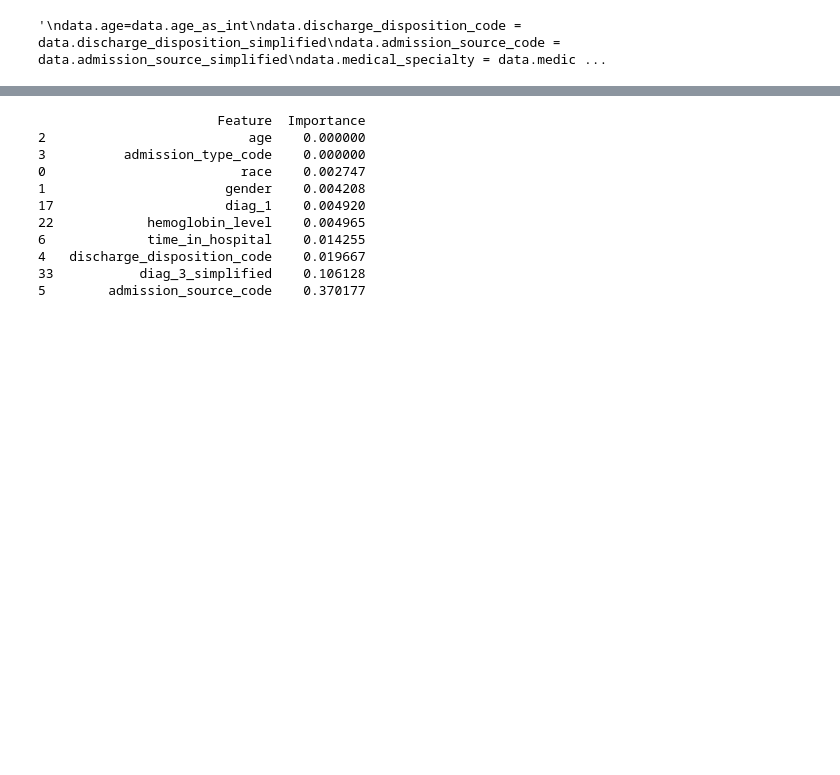
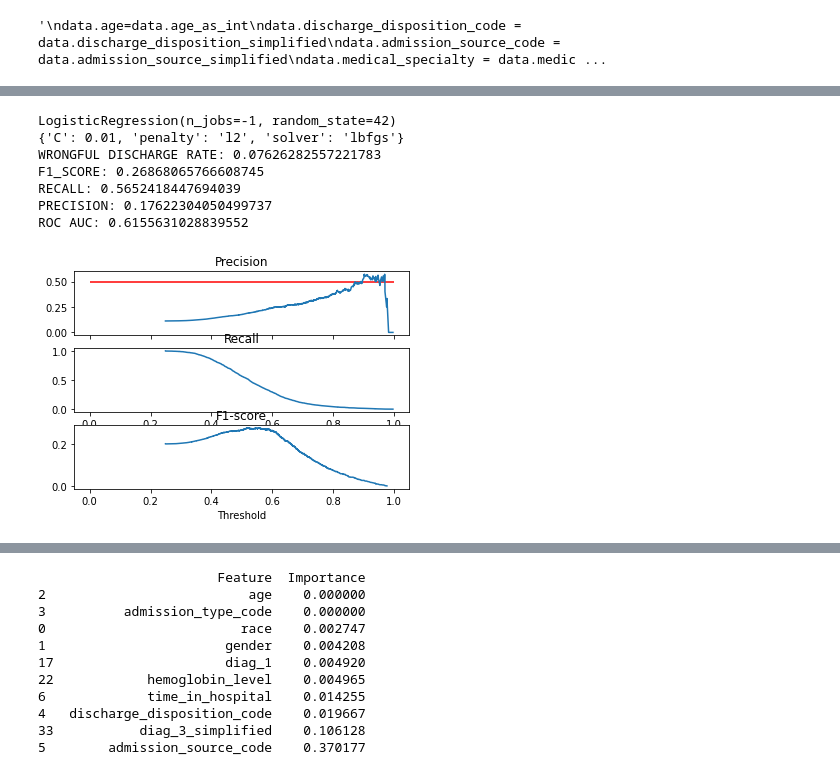
Before and after one commit to datamilas/batch5-workspace, a Jupyter notebook: Capstone/Modelling.ipynb, the cells around one changed output, grey strips where cells are left out. Cells and saved outputs as stored; diff of their text form; code cells hidden in the pictures; blank space fills up the shorter version.

```diff
--- a/Capstone/Modelling.ipynb
+++ b/Capstone/Modelling.ipynb
@@ -257,0 +253,5 @@ ROC AUC: 0.5921982997257761
+# %%
+data = data.drop(["admission_id", "patient_id", "age", "weight", "diag_1", "diag_2", "diag_3", "blood_type", "payer_code"], axis=1)
+# %%
+features_df = pd.DataFrame(list(zip((data.isnull().sum()/len(data)*100).values, data.nunique().values, data.dtypes.values)),
+    columns=["% of missing values", "Number of unique values", "Data type"], index=data.columns).drop("readmitted")
@@ -257,0 +278,12 @@ ROC AUC: 0.5921982997257761
+# %%
+target = "readmitted"
+
+all_features = list(features_df.index)
+numerical_features = data.select_dtypes(include=['float64', 'int64']).columns
+categorical_features = data.select_dtypes(include=['O', 'bool']).drop(["readmitted"], axis=1).columns
+
+data[numerical_features] = data[numerical_features].astype(float)
+# %%
+df_train, df_test = train_test_split(data, test_size=0.2, random_state=42)
+
+df_train, df_val = train_test_split(df_train, test_size=0.25, random_state=42) # 0.25 x 0.8 = 0.2
@@ -257,0 +406,58 @@ ROC AUC: 0.5921982997257761
+# %%
+best_params = []
+preds_probas = []
+for classifier, params in zip(classifiers[0:1], parameters[0:1]):
+    pipeline = define_pipeline(classifier, params)
+
+    print(classifier)
+    pipeline.fit(X_under, y_under)
+
+    print(pipeline.named_steps['gridsearchcv'].best_params_)
+    #make predictions
+    X_val = df_val[all_features]
+
+    y_val = df_val[target]
+
+    y_pred = pipeline.predict(X_val)
+    preds_proba = pipeline.predict_proba(X_val)[:, 1]
+
+    get_metrics(y_val, y_pred)
+
+    best_params.append(pipeline.named_steps['gridsearchcv'].best_params_)
+    preds_probas.append(preds_proba)
+
+    precision, recall, thresholds = precision_recall_curve(y_val, preds_proba)
+
+    precision = precision[:-1]
+    recall = recall[:-1]
+    f1_score_result = 2*precision*recall/(precision+recall)
+
+
+
+    fig=plt.figure()
+    ax1 = plt.subplot(311)
+    ax2 = plt.subplot(312)
+    ax3 = plt.subplot(313)
+
+    ax1.hlines(y=0.5,xmin=0, xmax=1, colors='red')
+    ax1.plot(thresholds,precision)
+    ax2.plot(thresholds,recall)
+    ax3.plot(thresholds,f1_score_result)
+
+    ax1.get_shared_x_axes().join(ax1, ax2, ax3)
+    ax1.set_xticklabels([])
+    plt.xlabel('Threshold')
+    ax1.set_title('Precision')
+    ax2.set_title('Recall')
+    ax3.set_title('F1-score')
+
+    plt.show()
+# %% [output]
+LogisticRegression(n_jobs=-1, random_state=42)
+{'C': 0.01, 'penalty': 'l2', 'solver': 'lbfgs'}
+WRONGFUL DISCHARGE RATE: 0.07626282557221783
+F1_SCORE: 0.26868065766608745
+RECALL: 0.5652418447694039
+PRECISION: 0.17622304050499737
+ROC AUC: 0.6155631028839552
+[figure, added]
```
Also changed, not shown: parts of 49 cells of this notebook, 12 other files.
